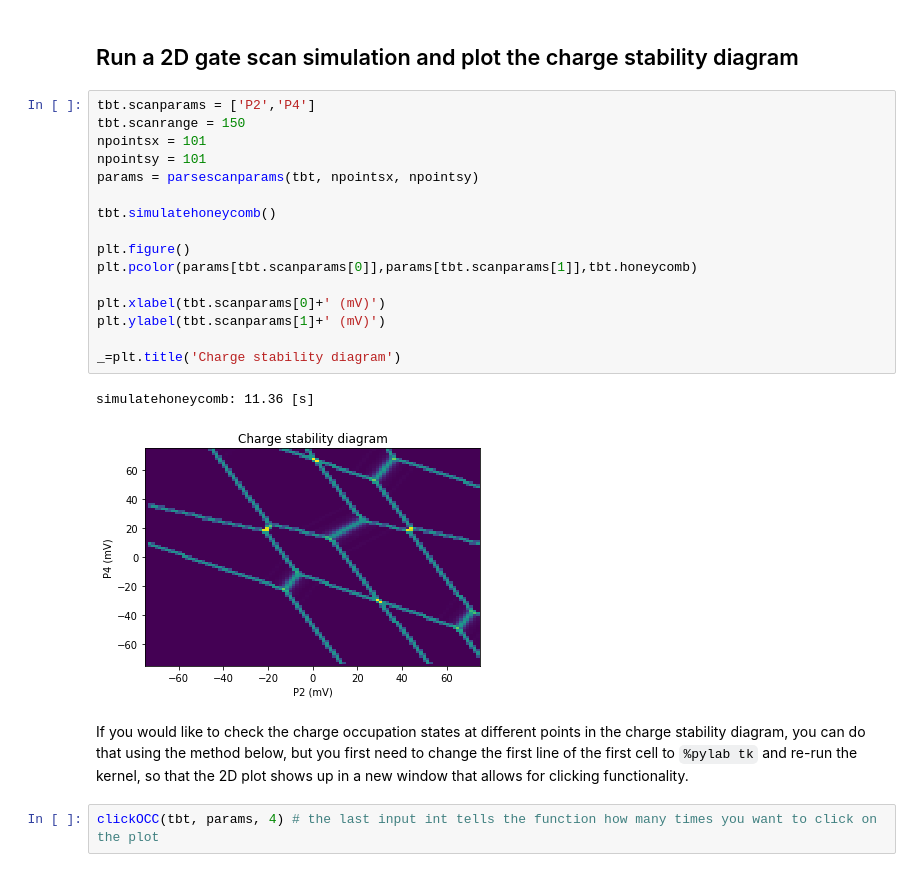
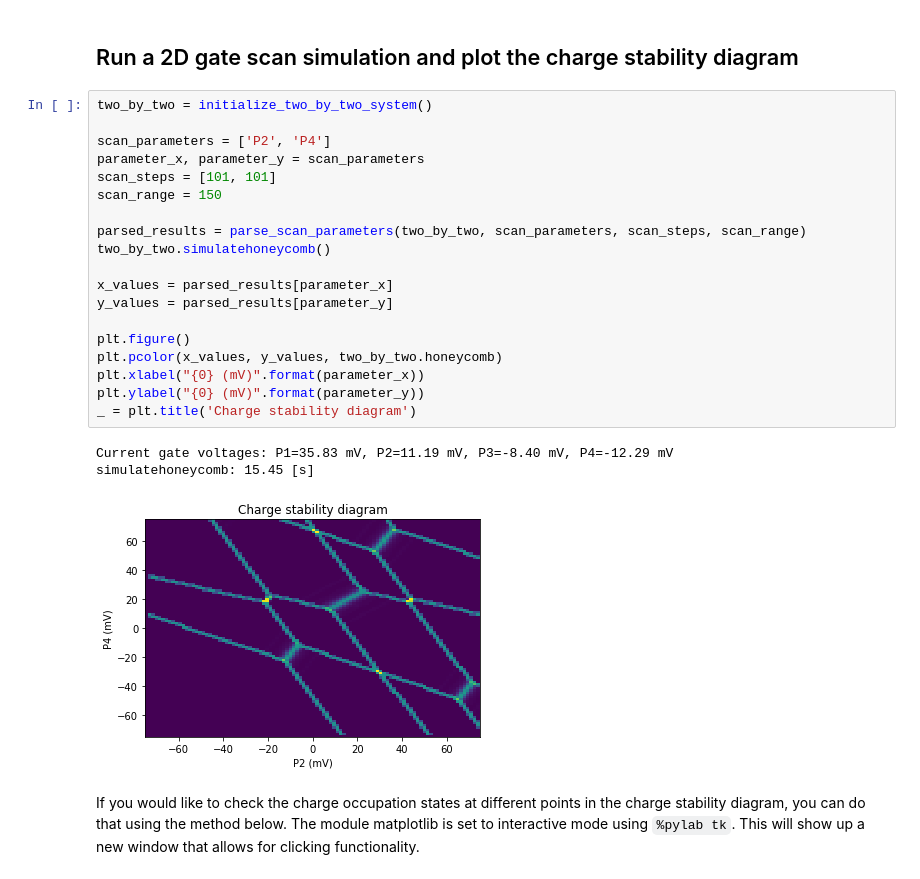
Before and after one commit to QuTech-Delft/qtt, a Jupyter notebook: docs/notebooks/simulation/example_2x2_tuning.ipynb, the cells around one changed output. Drawn from its saved outputs; the diff is of its cells as text.

```diff
--- a/docs/notebooks/simulation/example_2x2_tuning.ipynb
+++ b/docs/notebooks/simulation/example_2x2_tuning.ipynb
@@ -130,25 +154,27 @@ Current gate voltages: P1=35.83 mV, P2=11.19 mV, P3=-8.40 mV, P4=-12.29 mV
 # %% [markdown]
 ## Run a 2D gate scan simulation and plot the charge stability diagram
-# %%
-tbt.scanparams = ['P2','P4']
-tbt.scanrange = 150
-npointsx = 101
-npointsy = 101
-params = parsescanparams(tbt, npointsx, npointsy)
-
-tbt.simulatehoneycomb()
-
-plt.figure()
-plt.pcolor(params[tbt.scanparams[0]],params[tbt.scanparams[1]],tbt.honeycomb)
-
-plt.xlabel(tbt.scanparams[0]+' (mV)')
-plt.ylabel(tbt.scanparams[1]+' (mV)')
-
-_=plt.title('Charge stability diagram')
-# %% [output]
-simulatehoneycomb: 11.36 [s]
-[figure, removed]
+# %%
+two_by_two = initialize_two_by_two_system()
+
+scan_parameters = ['P2', 'P4']
+parameter_x, parameter_y = scan_parameters
+scan_steps = [101, 101]
+scan_range = 150
+
+parsed_results = parse_scan_parameters(two_by_two, scan_parameters, scan_steps, scan_range)
+two_by_two.simulatehoneycomb()
+
+x_values = parsed_results[parameter_x]
+y_values = parsed_results[parameter_y]
+
+plt.figure()
+plt.pcolor(x_values, y_values, two_by_two.honeycomb)
+plt.xlabel("{0} (mV)".format(parameter_x))
+plt.ylabel("{0} (mV)".format(parameter_y))
+_ = plt.title('Charge stability diagram')
+# %% [output]
+Current gate voltages: P1=35.83 mV, P2=11.19 mV, P3=-8.40 mV, P4=-12.29 mV
+simulatehoneycomb: 15.45 [s]
+[figure, added]
 # %% [markdown]
-If you would like to check the charge occupation states at different points in the charge stability diagram, you can do that using the method below, but you first need to change the first line of the first cell to `%pylab tk` and re-run the kernel, so that the 2D plot shows up in a new window that allows for clicking functionality.
+If you would like to check the charge occupation states at different points in the charge stability diagram, you can do that using the method below. The module matplotlib is set to interactive mode using `%pylab tk`. This will show up a new window that allows for clicking functionality.
-# %%
-clickOCC(tbt, params, 4) # the last input int tells the function how many times you want to click on the plot
```
Also changed, not shown: parts of 5 cells of this notebook.
